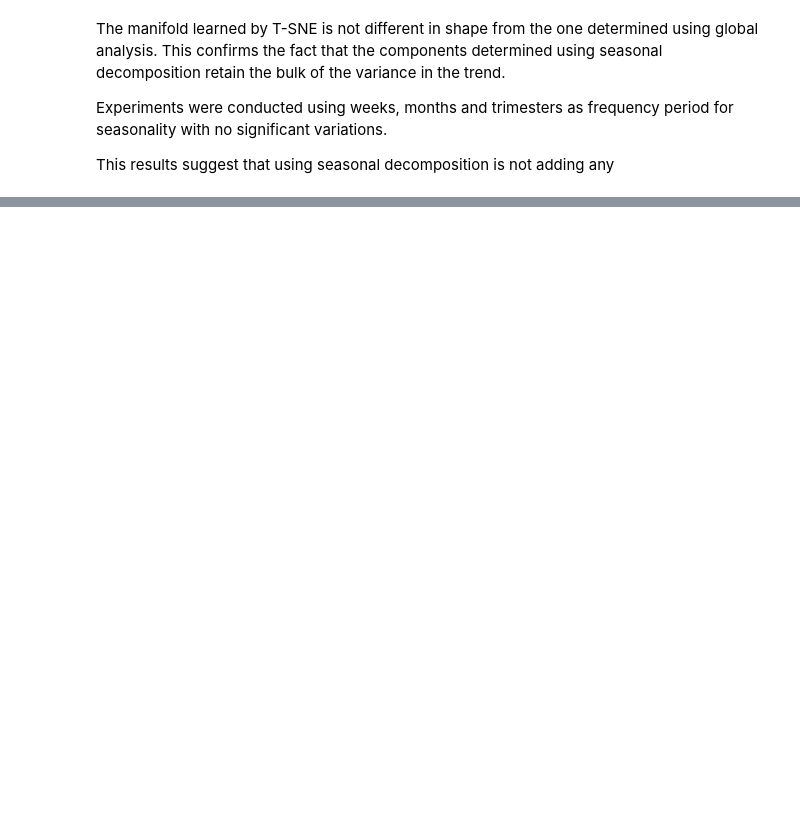
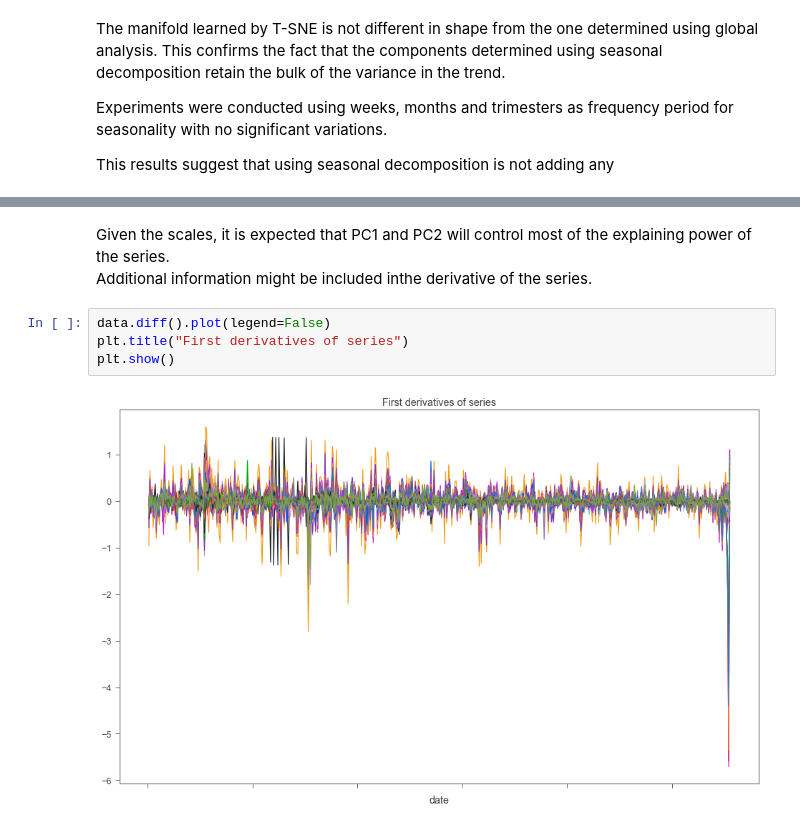
Before and after one commit to iz4vve/dseclub-clustering, a Jupyter notebook: notebooks/1. Exploratory analysis.ipynb, the cells around one changed output, grey strips where cells are left out. Drawn from its saved outputs; the diff is of its cells as text; blank space fills up the shorter version.

```diff
--- a/notebooks/1. Exploratory analysis.ipynb
+++ b/notebooks/1. Exploratory analysis.ipynb
@@ -425,0 +460,9 @@ This results suggest that using seasonal decomposition is not adding any
+# %% [markdown]
+Given the scales, it is expected that PC1 and PC2 will control most of the explaining power of the series.
+Additional information might be included inthe derivative of the series.
+# %%
+data.diff().plot(legend=False)
+plt.title("First derivatives of series")
+plt.show()
+# %% [output]
+[figure, added]
```
Also changed, not shown: parts of 22 cells of this notebook, 1 other file.
